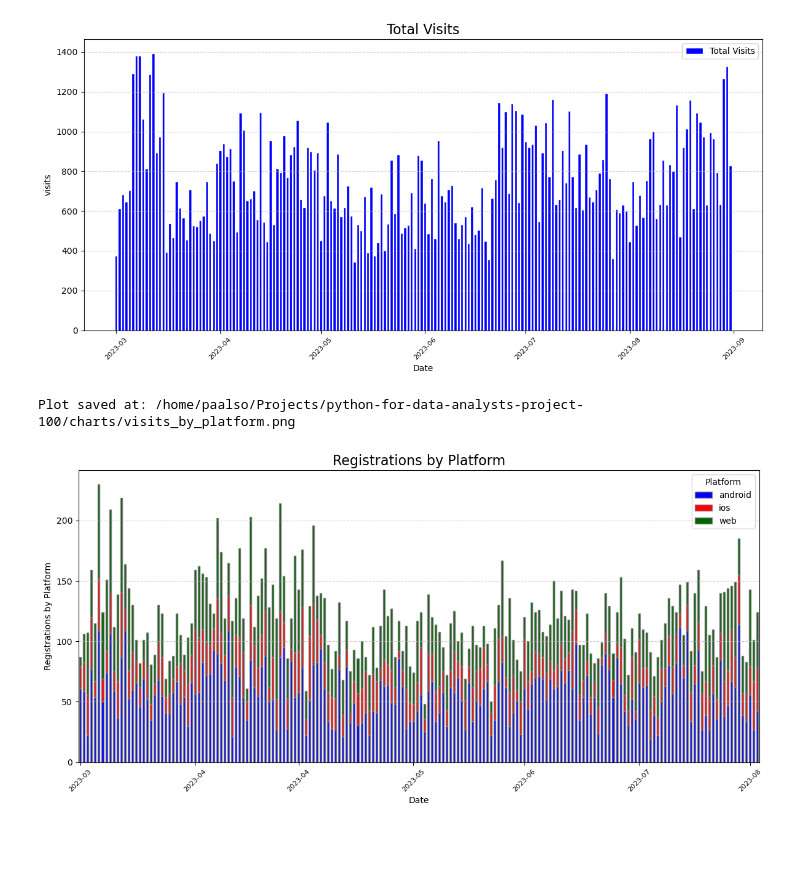
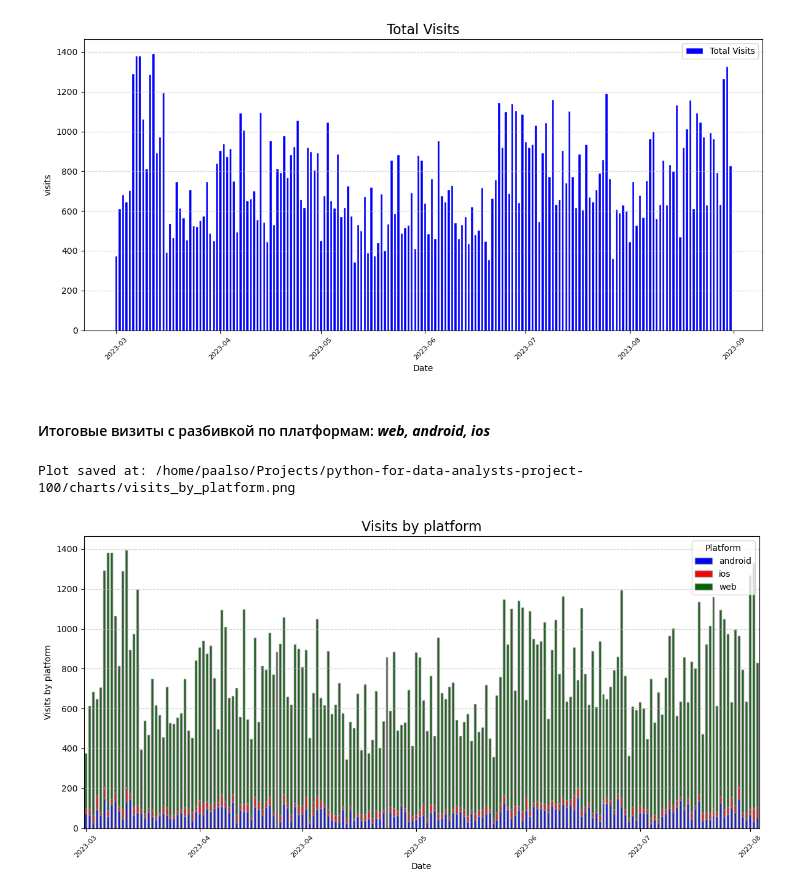
Before and after one commit to paalso/python-for-data-analysts-project-100, a Jupyter notebook: charts_project.ipynb, the cells around one changed output. Saved outputs shown, nothing was run; the diff lists cells and outputs as text; code cells hidden in the pictures; blank space fills up the shorter version.

Commit message:
Complete visits and registrations plots

```diff
--- a/charts_project.ipynb
+++ b/charts_project.ipynb
@@ -551,13 +551,15 @@ plot_column_data(
 # %% [output]
 Plot saved at: /home/paalso/Projects/python-for-data-analysts-project-100/charts/total_visits.png
 [figure]
+# %% [markdown]
+#### Итоговые визиты с разбивкой по платформам: ***web, android, ios***
 # %%
 plot_column_by_platform(
     conversion_df,
-    'registrations',
-    'Registrations by Platform',
+    'visits',
+    'Visits by platform',
     save_path=f'{dir_to_save_plots}/visits_by_platform.png'
 )
 # %% [output]
 Plot saved at: /home/paalso/Projects/python-for-data-analysts-project-100/charts/visits_by_platform.png
-[figure, old version]
+[figure, new version]
```
Also changed, not shown: parts of 4 cells of this notebook, 3 other files.
